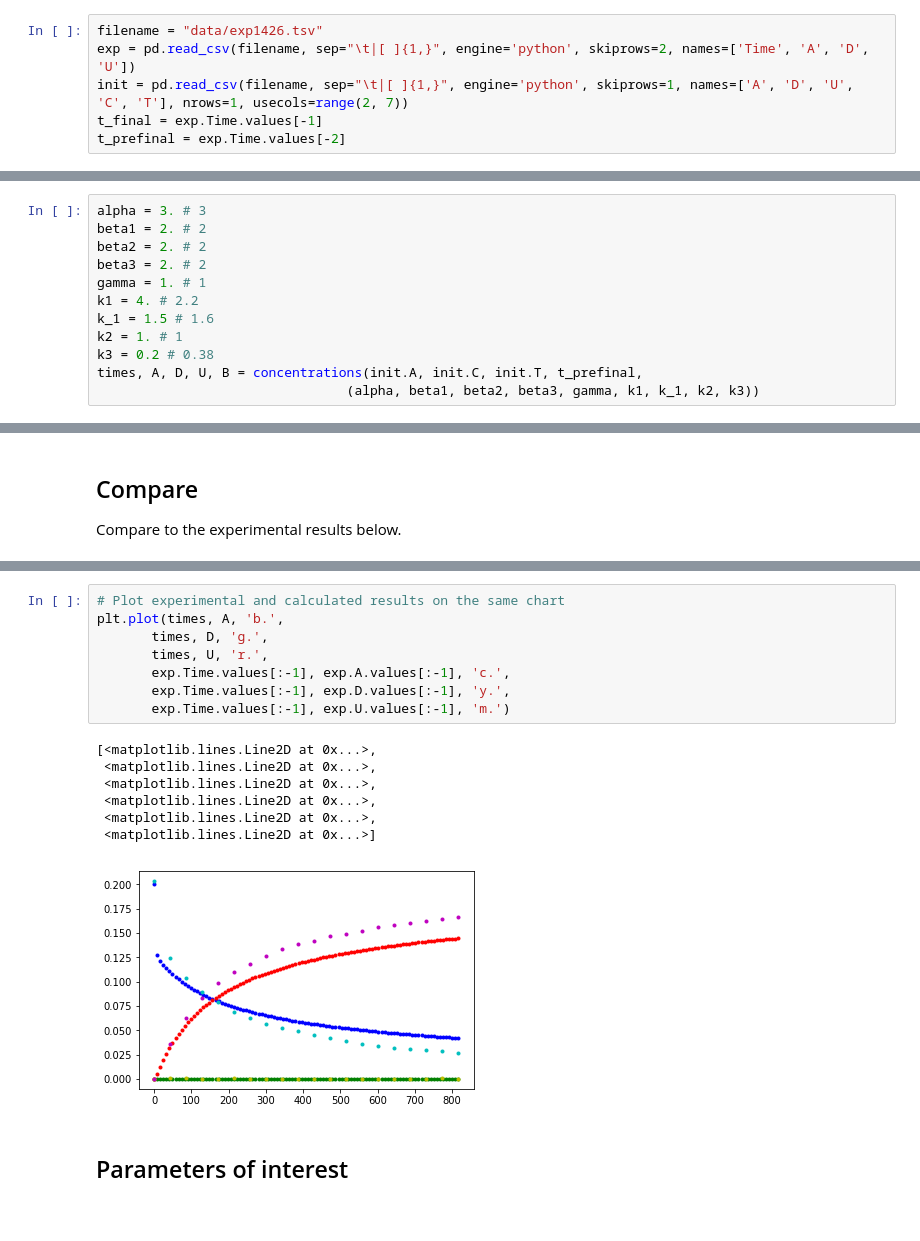
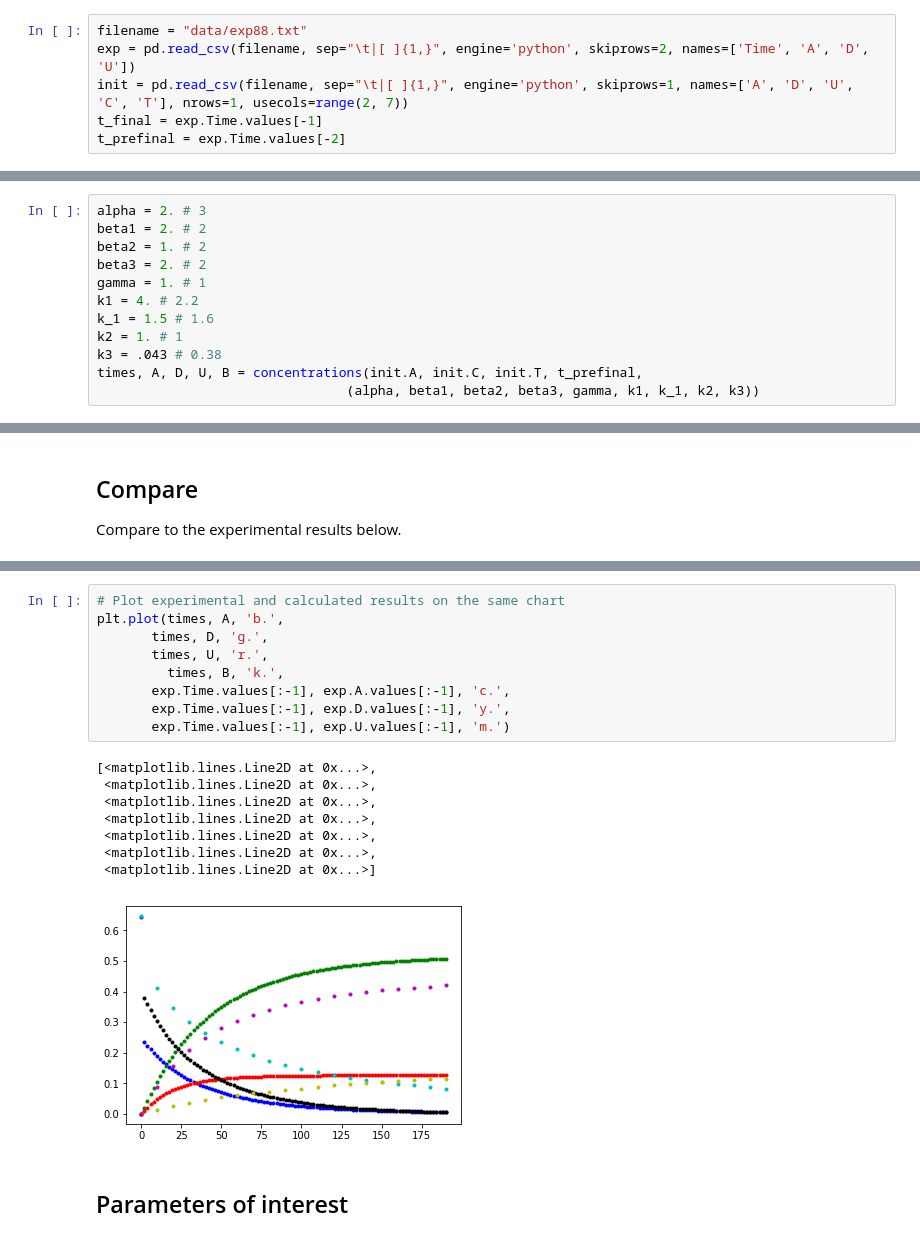
Before and after one commit to ayisakov/kinetics-project, a Jupyter notebook: validator.ipynb, the cells around one changed output, grey strips where cells are left out. Saved outputs shown, nothing was run; the diff lists cells and outputs as text.

Commit message:
Fixed curve fitting code.

```diff
--- a/validator.ipynb
+++ b/validator.ipynb
@@ -16,7 +17,7 @@ from scipy.integrate import odeint
 # %% [markdown]
 ## Use the following cell to import tab-separated experiment data
 # %%
-filename = "data/exp1426.tsv"
+filename = "data/exp88.txt"
 exp = pd.read_csv(filename, sep="\t|[ ]{1,}", engine='python', skiprows=2, names=['Time', 'A', 'D', 'U'])
 init = pd.read_csv(filename, sep="\t|[ ]{1,}", engine='python', skiprows=1, names=['A', 'D', 'U', 'C', 'T'], nrows=1, usecols=range(2, 7))
 t_final = exp.Time.values[-1]
@@ -110,15 +111,15 @@ def concentrations(cA0, cC0, T, time, params):
 ## Integrate
 Use the cell below to carry out the integration
 # %%
-alpha = 3. # 3
+alpha = 2. # 3
 beta1 = 2. # 2
-beta2 = 2. # 2
+beta2 = 1. # 2
 beta3 = 2. # 2
 gamma = 1. # 1
 k1 = 4. # 2.2
 k_1 = 1.5 # 1.6
 k2 = 1. # 1
-k3 = 0.2 # 0.38
+k3 = .043 # 0.38
 times, A, D, U, B = concentrations(init.A, init.C, init.T, t_prefinal,
                                 (alpha, beta1, beta2, beta3, gamma, k1, k_1, k2, k3))
 # %% [markdown]
@@ -150,19 +151,21 @@ plt.plot(exp.Time.values[:-1], exp.A.values[:-1], 'b.',
 # %%
 # Plot experimental and calculated results on the same chart
 plt.plot(times, A, 'b.',
        times, D, 'g.',
        times, U, 'r.',
+         times, B, 'k.',
        exp.Time.values[:-1], exp.A.values[:-1], 'c.',
        exp.Time.values[:-1], exp.D.values[:-1], 'y.',
        exp.Time.values[:-1], exp.U.values[:-1], 'm.')
 # %% [output]
 [<matplotlib.lines.Line2D at 0x...>,
  <matplotlib.lines.Line2D at 0x...>,
  <matplotlib.lines.Line2D at 0x...>,
  <matplotlib.lines.Line2D at 0x...>,
  <matplotlib.lines.Line2D at 0x...>,
+ <matplotlib.lines.Line2D at 0x...>,
  <matplotlib.lines.Line2D at 0x...>]
-[figure, old version]
+[figure, new version]
 # %% [markdown]
 ## Parameters of interest
 # %%
```
Also changed, not shown: parts of 15 cells of this notebook, 2 other files.
